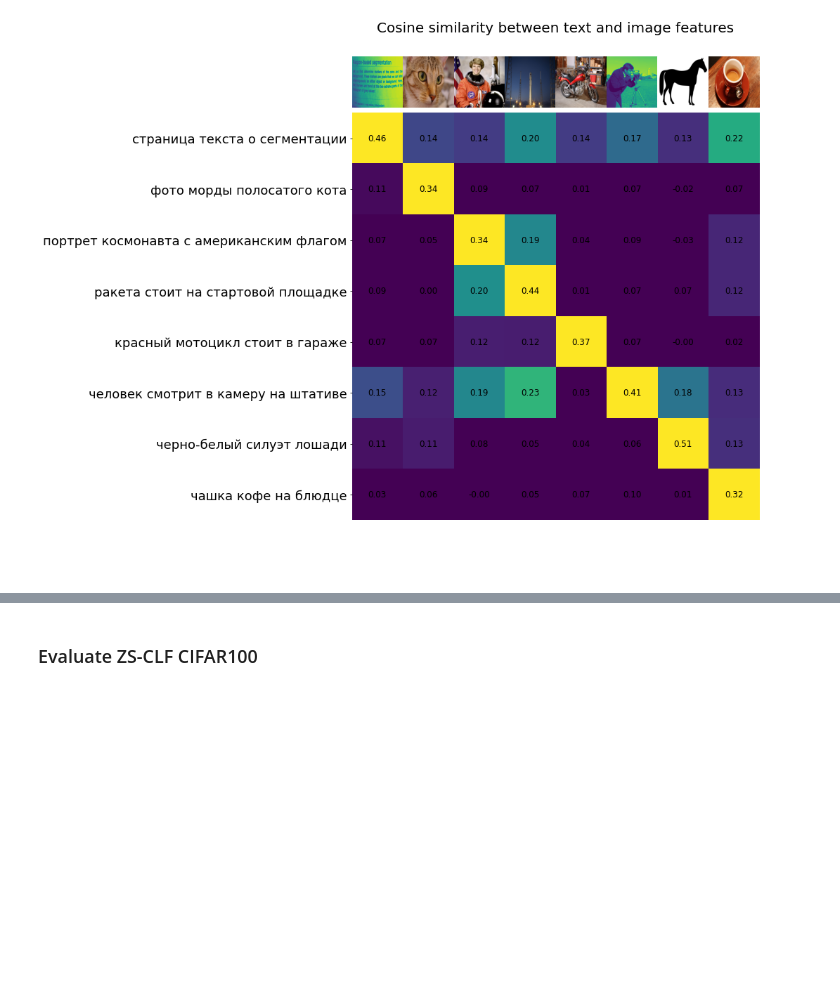
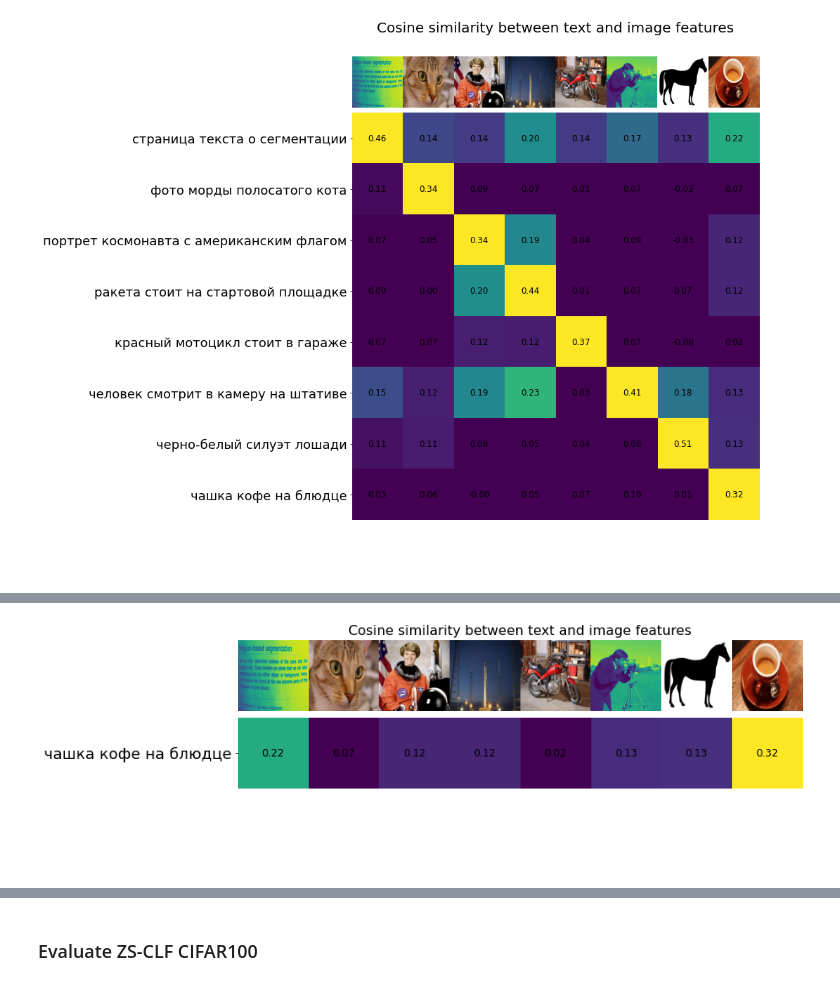
Before and after one commit to comptech-winter-school/image-finder, a Jupyter notebook: colabs/comptech_ruclip_usage.ipynb, the cells around one changed output, grey strips where cells are left out. Saved outputs shown, nothing was run; the diff lists cells and outputs as text; code cells hidden in the pictures; blank space fills up the shorter version.

```diff
--- a/colabs/comptech_ruclip_usage.ipynb
+++ b/colabs/comptech_ruclip_usage.ipynb
@@ -135,0 +240,17 @@ Text(0.5, 1.0, 'Cosine similarity between text and image features')
+# %%
+clip, processor = ruclip.load('ruclip-vit-base-patch32-384', device=device)
+templates = ['{}', 'это {}']
+predictor = ruclip.Predictor(clip, processor, device, bs=8, templates=templates)
+
+descriptions = {
+    'page.png': 'страница текста о сегментации',
+    'chelsea.png': 'фото морды полосатого кота',
+    'astronaut.png': 'портрет космонавта с американским флагом',
+    'rocket.jpg': 'ракета стоит на стартовой площадке',
+    'motorcycle_right.png': 'красный мотоцикл стоит в гараже',
+    'camera.png': 'человек смотрит в камеру на штативе',
+    'horse.png': 'черно-белый силуэт лошади',
+    'coffee.png': 'чашка кофе на блюдце'
+}
+
+pil_images = [Image.open(f'{skimage.data_dir}/{image_name}') for image_name in descriptions]
@@ -135,0 +259,5 @@ Text(0.5, 1.0, 'Cosine similarity between text and image features')
+# %%
+text = 'чашка кофе на блюдце'
+cos_similarity(predictor, text, pil_images)
+# %% [output]
+[figure, added]
```
Also changed, not shown: parts of 9 cells of this notebook.
